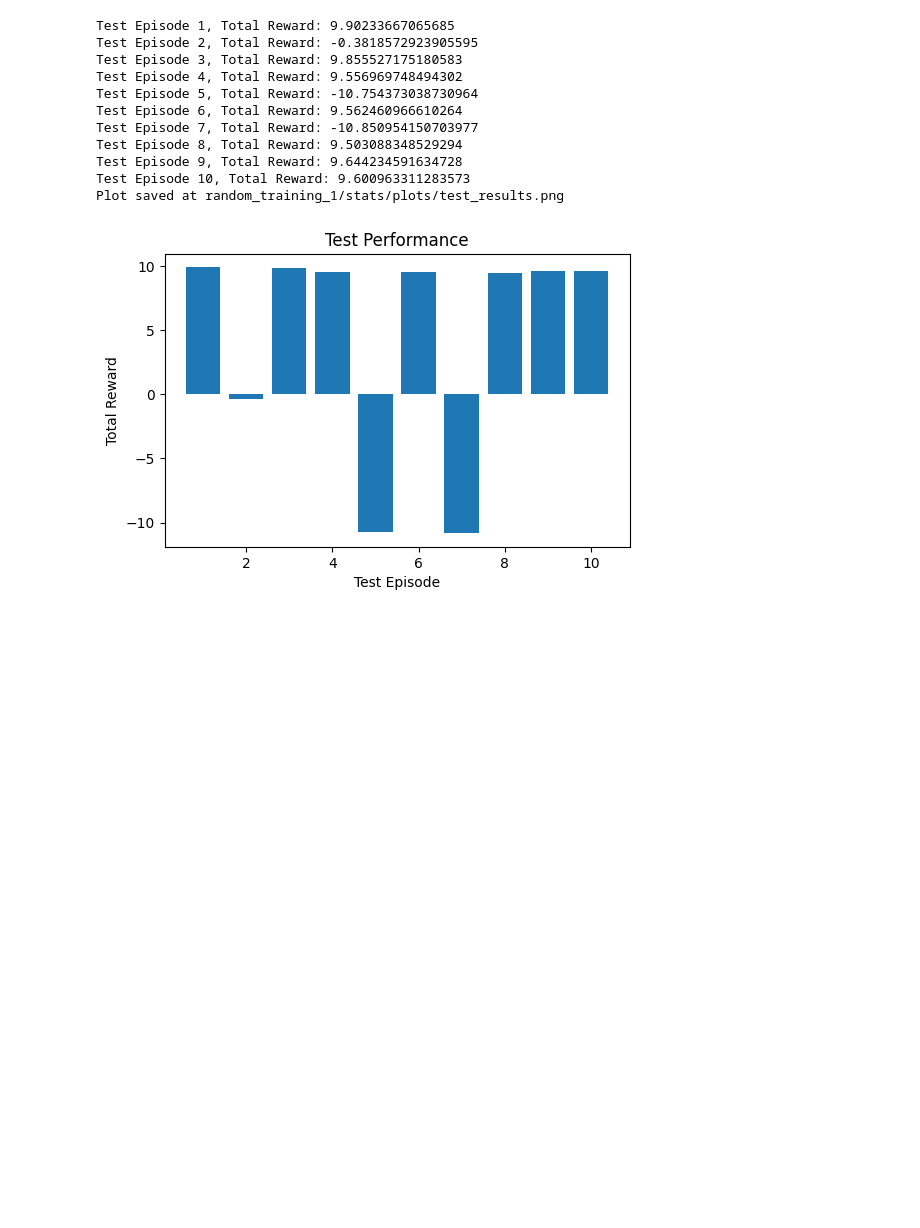
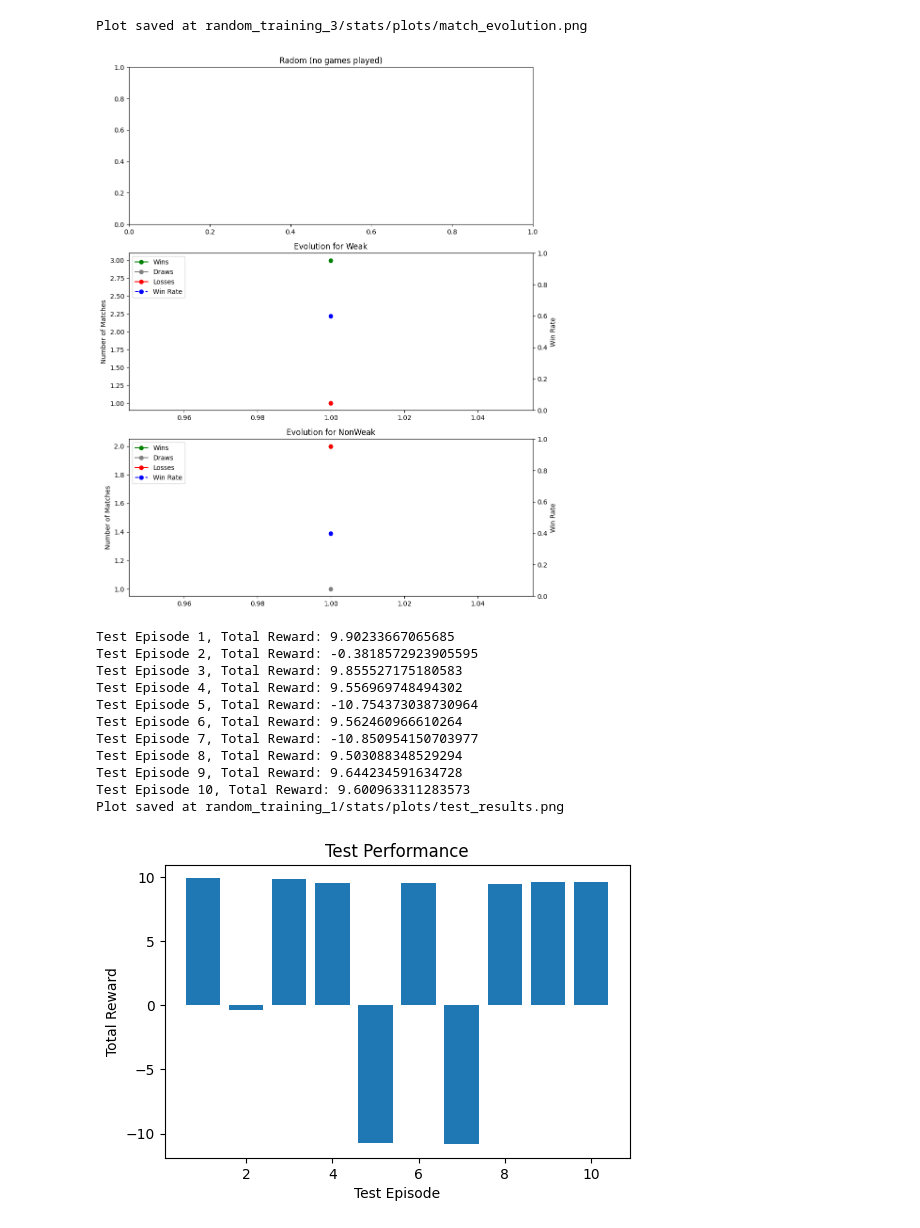
Before and after one commit to JoJoBarthold2/hockey-en-mallorca, a Jupyter notebook: src/hockey-env/test_agent_on_hockey_after_training.ipynb, the cells around one changed output. Saved outputs shown, nothing was run; the diff lists cells and outputs as text; code cells hidden in the pictures; blank space fills up the shorter version.

```diff
--- a/src/hockey-env/test_agent_on_hockey_after_training.ipynb
+++ b/src/hockey-env/test_agent_on_hockey_after_training.ipynb
@@ -85,3 +85,9 @@ Plot saved at random_training_1/stats/plots/epsilon_evolution.png
+# %%
+match_history = sf.load_match_history(env_name)
+sf.plot_match_evolution_by_chunks(env_name, match_history, ["Radom", "Weak", "NonWeak"], 50)
+# %% [output]
+Plot saved at random_training_3/stats/plots/match_evolution.png
+[figure, added]
 # %%
 test_episodes = len(SEEDS_TEST)
 test_rewards = []
```
Also changed, not shown: parts of 5 cells of this notebook, 3 other files.
